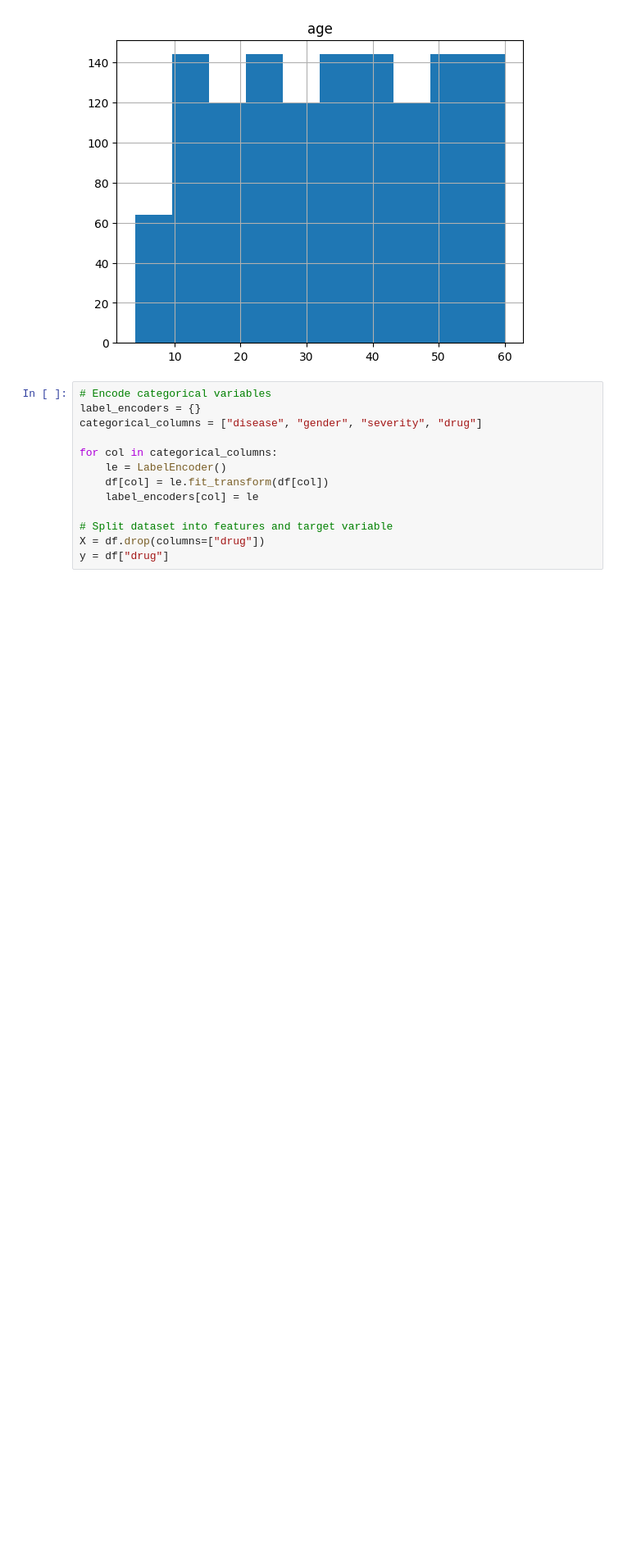
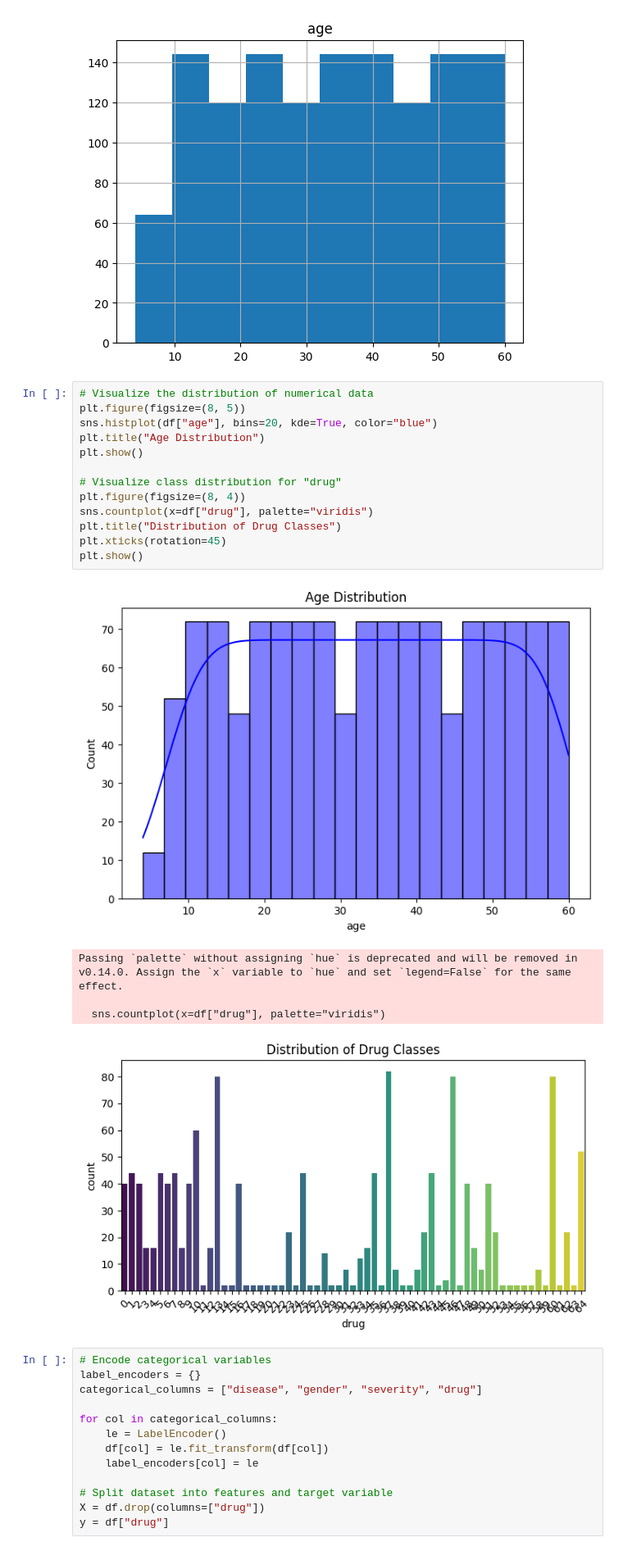
Before and after one commit to Jules-gatete/Intro_to_ML---Summatives, a Jupyter notebook: Summative_Intro_to_ml_Jules_Gatete_number]_assignment.ipynb, the cells around one changed output. Shown at 82% size. Cells and saved outputs as stored; diff of their text form; blank space fills up the shorter version.

Commit message:
Updated Workflow: Data Preprocessing & Preparation

```diff
--- a/Summative_Intro_to_ml_Jules_Gatete_number]_assignment.ipynb
+++ b/Summative_Intro_to_ml_Jules_Gatete_number]_assignment.ipynb
@@ -73,6 +73,25 @@ severity    0
 drug        0
 dtype: int64
 [figure]
+# %%
+# Visualize the distribution of numerical data
+plt.figure(figsize=(8, 5))
+sns.histplot(df["age"], bins=20, kde=True, color="blue")
+plt.title("Age Distribution")
+plt.show()
+
+# Visualize class distribution for "drug"
+plt.figure(figsize=(8, 4))
+sns.countplot(x=df["drug"], palette="viridis")
+plt.title("Distribution of Drug Classes")
+plt.xticks(rotation=45)
+plt.show()
+# %% [output]
+[figure, added]
+Passing `palette` without assigning `hue` is deprecated and will be removed in v0.14.0. Assign the `x` variable to `hue` and set `legend=False` for the same effect.
+
+  sns.countplot(x=df["drug"], palette="viridis")
+[figure, added]
 # %%
 # Encode categorical variables
 label_encoders = {}
```
Also changed, not shown: parts of 1 cell of this notebook.
